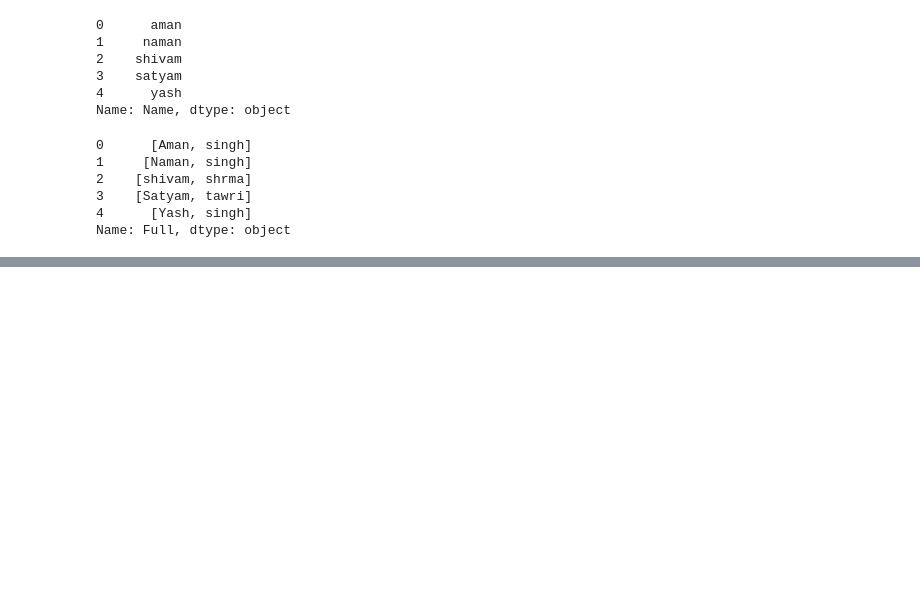
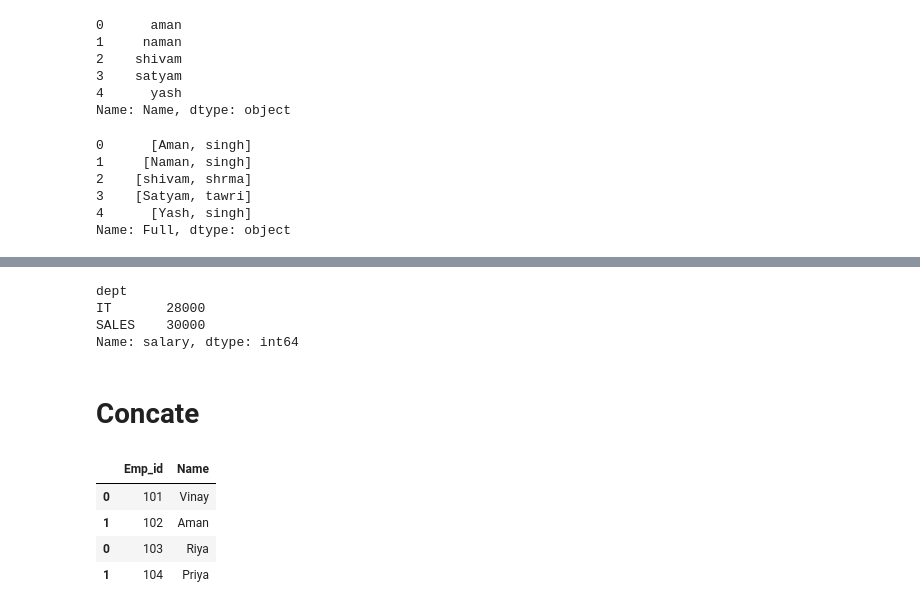
Before and after one commit to rahulostwal30/Pandas, a Jupyter notebook: pandas.ipynb, the cells around one changed output, grey strips where cells are left out. Cells and saved outputs as stored; diff of their text form; code cells hidden in the pictures; blank space fills up the shorter version.

```diff
--- a/pandas.ipynb
+++ b/pandas.ipynb
@@ -473,0 +494,28 @@ Name: Full, dtype: object
+# %%
+data.groupby('dept')['salary'].max()
+# %% [output]
+dept
+IT       28000
+SALES    30000
+Name: salary, dtype: int64
+# %% [markdown]
+# Concate
+# %%
+df1 = pd.DataFrame({
+    "Emp_id" : [101,102],
+    "Name" : ['Vinay','Aman']
+})
+df2 = pd.DataFrame({
+    "Emp_id" : [103,104],
+    "Name" : ['Riya','Priya']
+})
+# %%
+# by default axis=0
+vertical = pd.concat([df1,df2])
+vertical
+# %% [output]
+|  | Emp_id | Name |
+| 0 | 101 | Vinay |
+| 1 | 102 | Aman |
+| 0 | 103 | Riya |
+| 1 | 104 | Priya |
```
Also changed, not shown: parts of 8 cells of this notebook, 4 other files.
